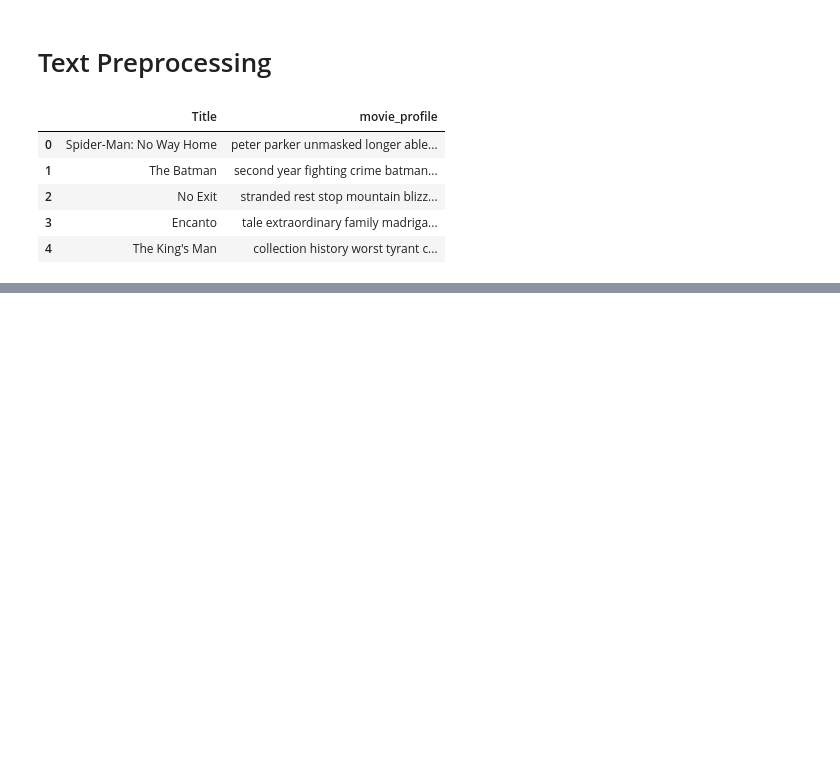
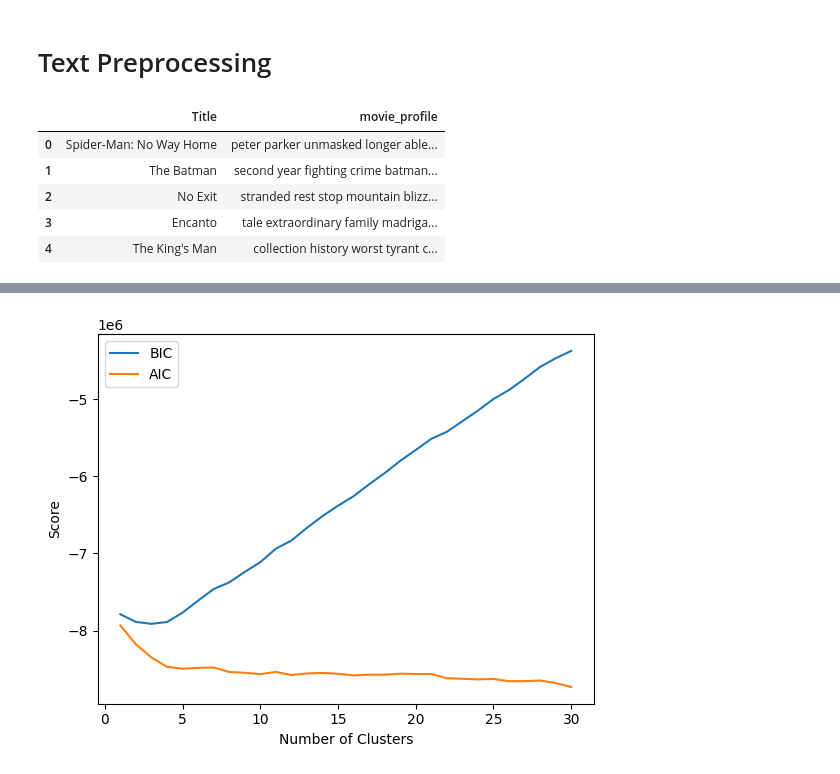
Before and after one commit to Y-awad/Movie-recommendation-system, a Jupyter notebook: moviesystem.ipynb, the cells around one changed output, grey strips where cells are left out. Drawn from its saved outputs; the diff is of its cells as text; code cells hidden in the pictures; blank space fills up the shorter version.

```diff
--- a/moviesystem.ipynb
+++ b/moviesystem.ipynb
@@ -97,0 +158,23 @@ df[["Title", "movie_profile"]].head()
+# %%
+bic_scores = []
+aic_scores = []
+k_range = range(1, 31)  # try 5 → 30 clusters
+
+for k in k_range:
+    gmm = GaussianMixture(
+        n_components=k,
+        covariance_type="full",
+        random_state=42
+    )
+    gmm.fit(pca_features)
+    bic_scores.append(gmm.bic(pca_features))
+    aic_scores.append(gmm.aic(pca_features))
+# %%
+plt.plot(k_range, bic_scores, label="BIC")
+plt.plot(k_range, aic_scores, label="AIC")
+plt.xlabel("Number of Clusters")
+plt.ylabel("Score")
+plt.legend()
+plt.show()
+# %% [output]
+[figure, added]
```
Also changed, not shown: parts of 13 cells of this notebook.
